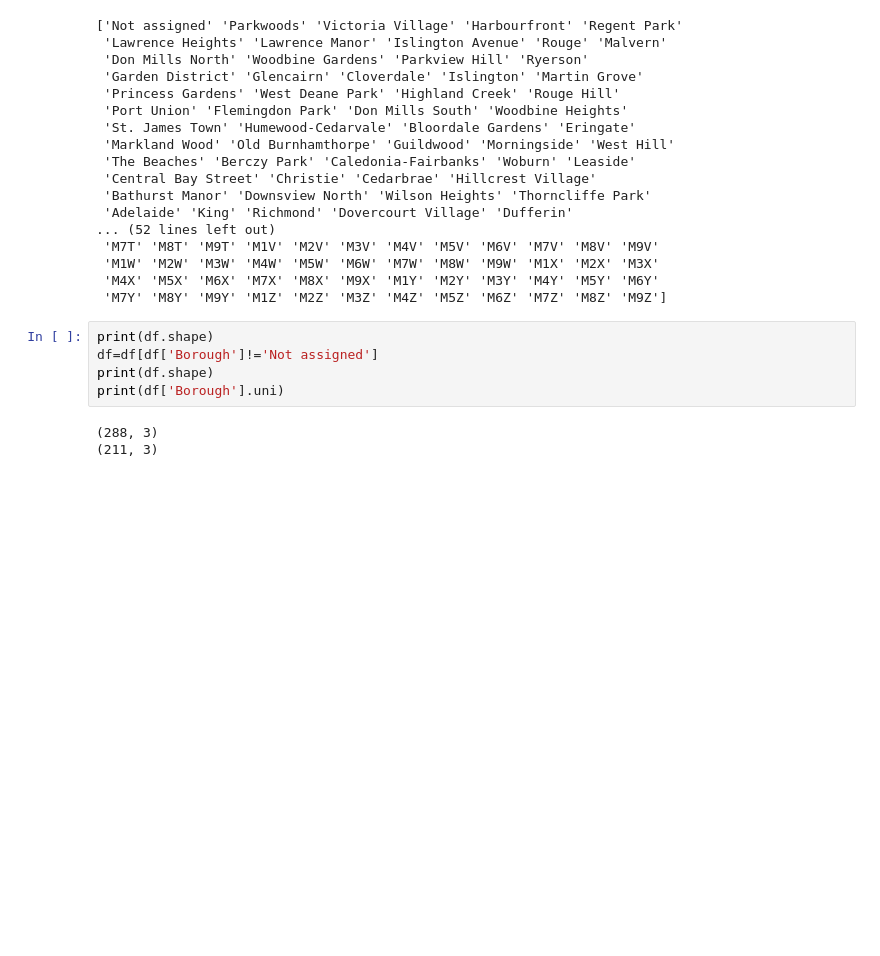
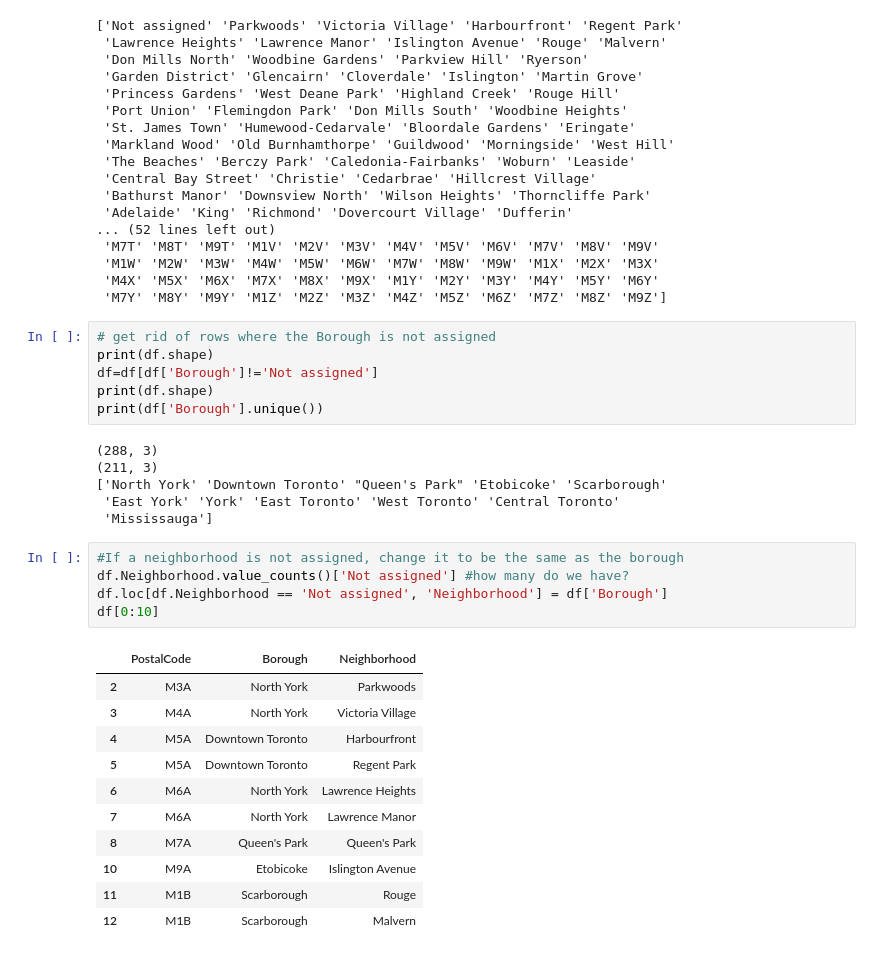
Before and after one commit to Brian-Lee/Coursera_Capstone, a Jupyter notebook: Brian's Week 3 hw.ipynb, the cells around one changed output. Saved outputs shown, nothing was run; the diff lists cells and outputs as text; blank space fills up the shorter version.

Commit message:
set neighborhood to borough where it was not assigned

```diff
--- a/Brian's Week 3 hw.ipynb
+++ b/Brian's Week 3 hw.ipynb
@@ -155,10 +155,31 @@ print(df['PostalCode'].unique())
  'M4X' 'M5X' 'M6X' 'M7X' 'M8X' 'M9X' 'M1Y' 'M2Y' 'M3Y' 'M4Y' 'M5Y' 'M6Y'
  'M7Y' 'M8Y' 'M9Y' 'M1Z' 'M2Z' 'M3Z' 'M4Z' 'M5Z' 'M6Z' 'M7Z' 'M8Z' 'M9Z']
 # %%
+# get rid of rows where the Borough is not assigned
 print(df.shape)
 df=df[df['Borough']!='Not assigned']
 print(df.shape)
-print(df['Borough'].uni)
+print(df['Borough'].unique())
 # %% [output]
 (288, 3)
 (211, 3)
+['North York' 'Downtown Toronto' "Queen's Park" 'Etobicoke' 'Scarborough'
+ 'East York' 'York' 'East Toronto' 'West Toronto' 'Central Toronto'
+ 'Mississauga']
+# %%
+#If a neighborhood is not assigned, change it to be the same as the borough
+df.Neighborhood.value_counts()['Not assigned'] #how many do we have?
+df.loc[df.Neighborhood == 'Not assigned', 'Neighborhood'] = df['Borough']
+df[0:10]
+# %% [output]
+|  | PostalCode | Borough | Neighborhood |
+| 2 | M3A | North York | Parkwoods |
+| 3 | M4A | North York | Victoria Village |
+| 4 | M5A | Downtown Toronto | Harbourfront |
+| 5 | M5A | Downtown Toronto | Regent Park |
+| 6 | M6A | North York | Lawrence Heights |
+| 7 | M6A | North York | Lawrence Manor |
+| 8 | M7A | Queen's Park | Queen's Park |
+| 10 | M9A | Etobicoke | Islington Avenue |
+| 11 | M1B | Scarborough | Rouge |
+| 12 | M1B | Scarborough | Malvern |
```
